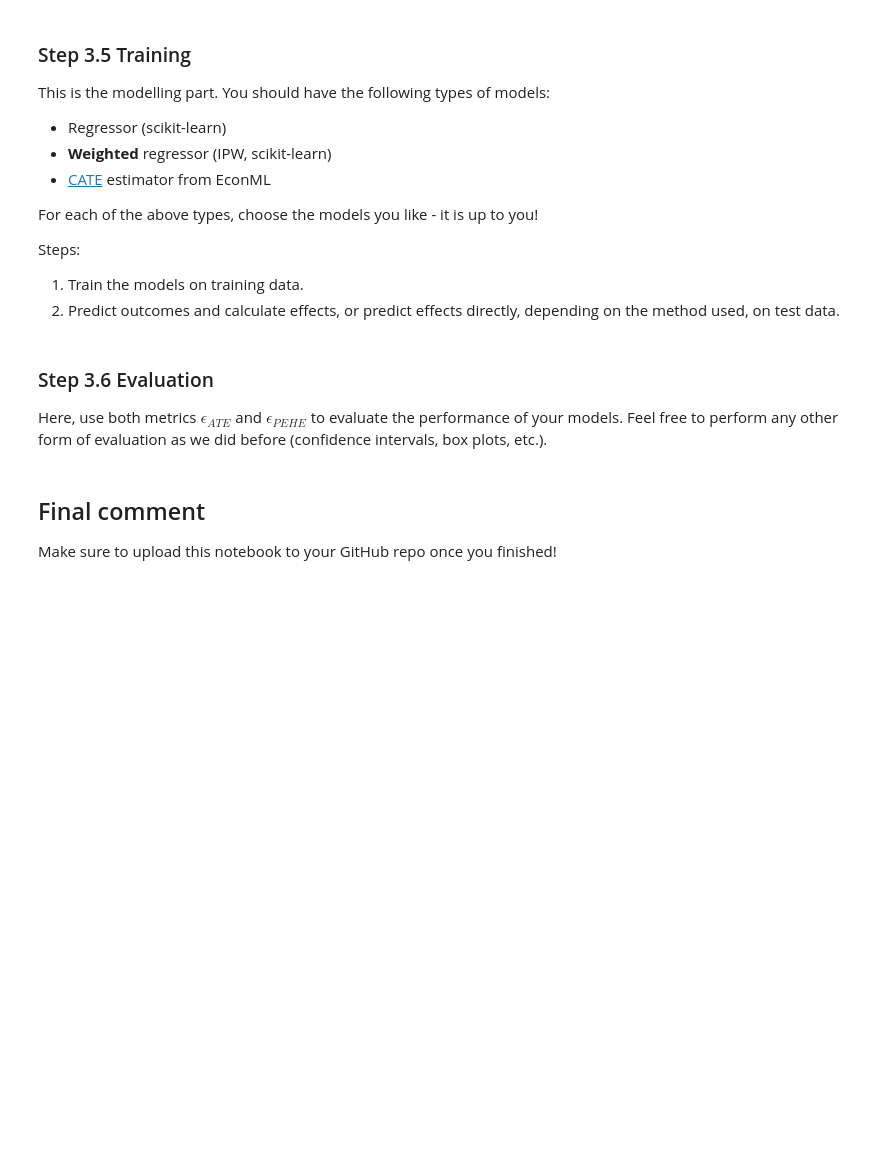
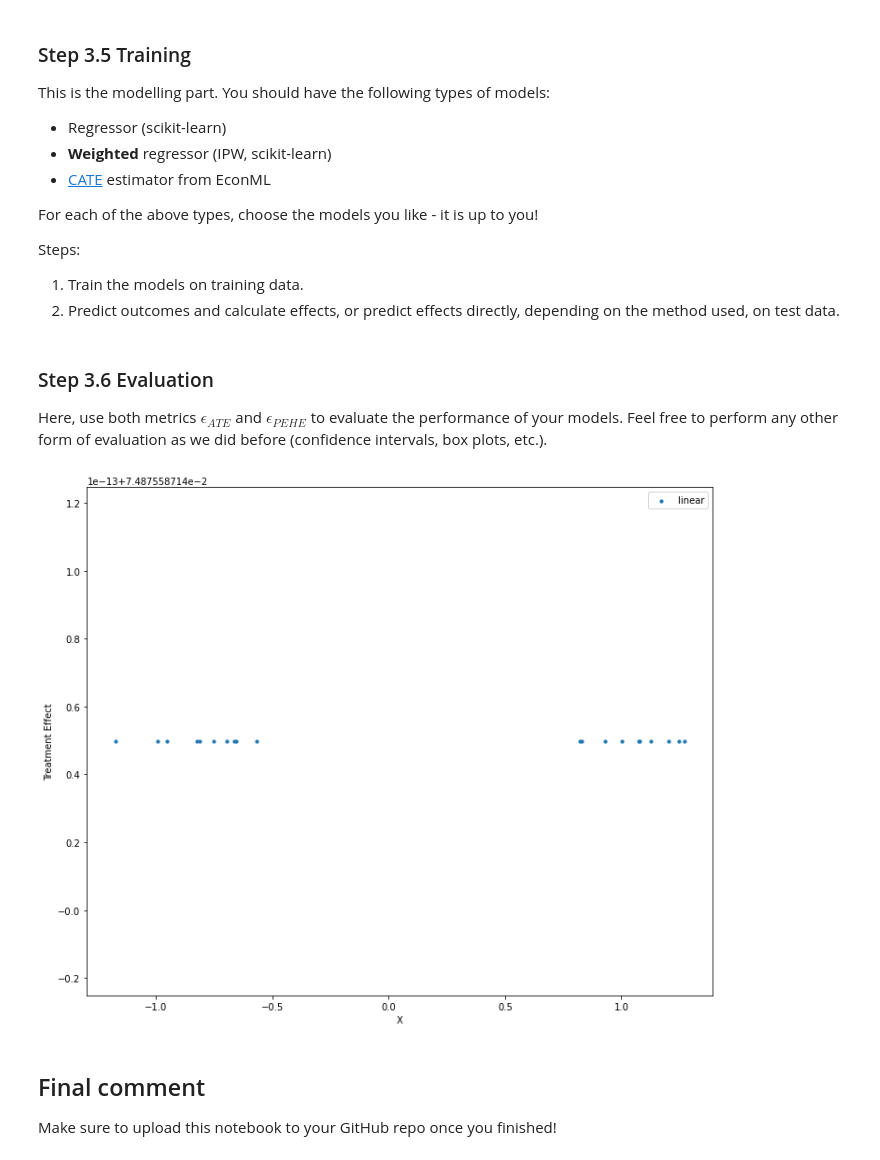
Before and after one commit to ThakdanaiSaelee/Lab_CE888, a Jupyter notebook: lab4 - Causal_Inference/Lab_4_Causal_Inference.ipynb, the cells around one changed output. Drawn from its saved outputs; the diff is of its cells as text; code cells hidden in the pictures; blank space fills up the shorter version.

```diff
--- a/lab4 - Causal_Inference/Lab_4_Causal_Inference.ipynb
+++ b/lab4 - Causal_Inference/Lab_4_Causal_Inference.ipynb
@@ -534,3 +573,13 @@ There is little (if any) data pre-processing necessary here. The dataset is alre
+# %%
+# YOUR CODE HERE
+x_test = df_test['x'].values.reshape(-1, 1)
+t_test = df_test['t'].values.reshape(-1, 1)
+y_test = df_test['y'].values.reshape(-1, 1)
+ite_test = df_test['ite']
+# %%
+scaler_x = StandardScaler()
+x_train = scaler_x.fit_transform(x_train)
+x_test = scaler_x.transform(x_test)
 # %% [markdown]
 ### Step 3.5 Training
 
@@ -549,3 +599,21 @@ Steps:
+# %%
+linear = LinearRegression()
+
+xt_train = np.concatenate([x_train,t_train], axis = 1)
+linear.fit(xt_train, y_train.flatten())
+
+# Predictions
+# Predict Y_0 given [X, 0]
+xt0_test = np.concatenate([x_test,np.zeros_like(t_test)], axis = 1)
+linear_y0_test = linear.predict(xt0_test)
+
+# Predict Y_1 given [X, 1]
+xt1_test = np.concatenate([x_test,np.ones_like(t_test)], axis = 1)
+linear_y1_test = linear.predict(xt1_test)
+
+# Compute ITEs
+# ITE = Y_1 - Y_0
+linear_te_test = linear_y1_test - linear_y0_test # YOUR CODE HERE
 # %% [markdown]
 ### Step 3.6 Evaluation
 
@@ -557,3 +627,15 @@ Here, use both metrics $ϵ_{ATE}$ and $ϵ_{PEHE}$ to evaluate the performance of
+# %%
+plt.figure(figsize=(12, 10))
+m_size = 10
+plt.scatter(x_test, linear_te_test, label="linear", s=m_size)
+# plt.scatter(x_test, rf_ipsw_te_test, label="RF (IPW)", s=m_size)
+# plt.scatter(x_test, xl_te_test, label="X-learner", s=m_size)
+plt.xlabel('X')
+plt.ylabel('Treatment Effect')
+plt.legend()
+plt.show()
+# %% [output]
+[figure, added]
 # %% [markdown]
 ## Final comment
 
```
Also changed, not shown: parts of 11 cells of this notebook.
